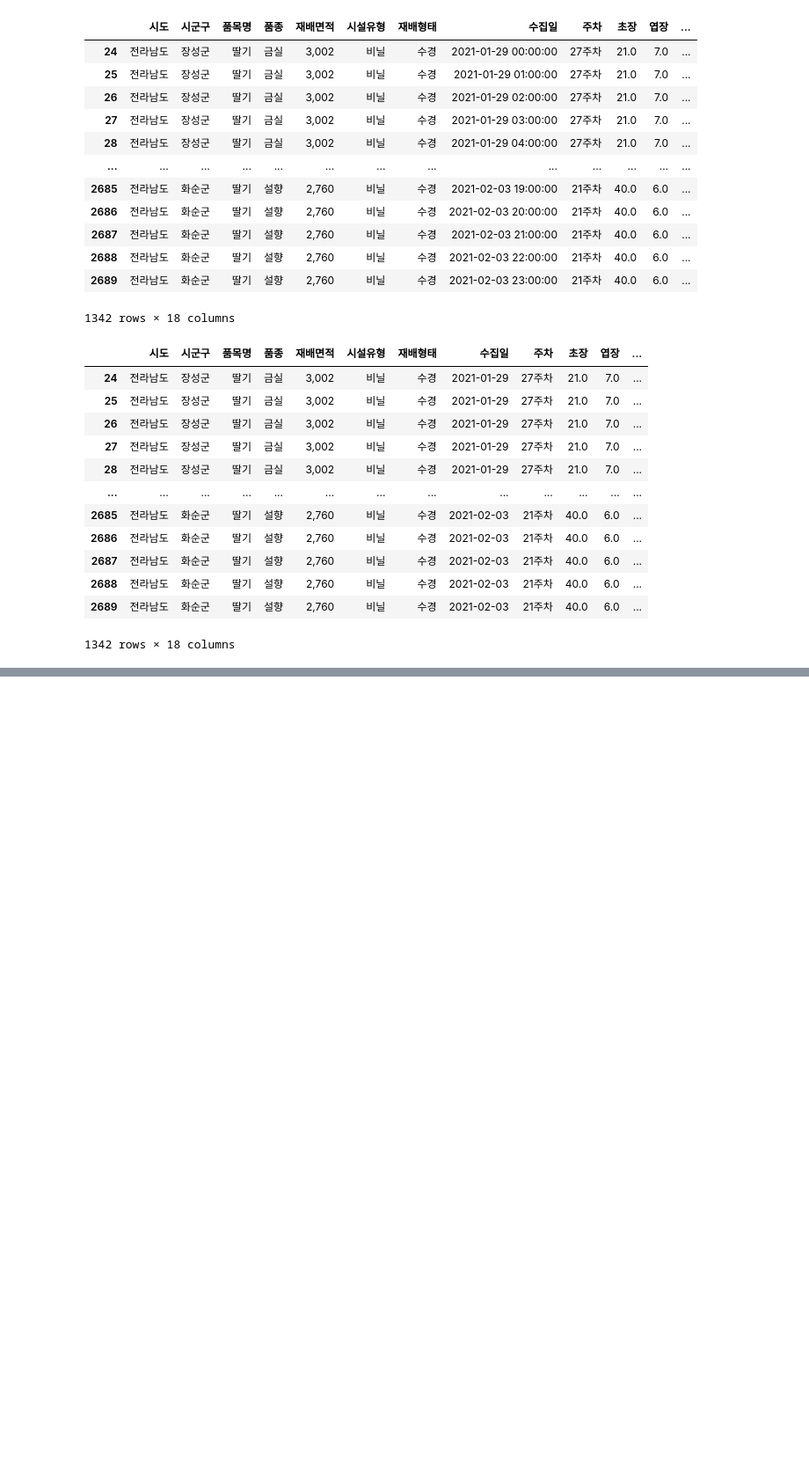
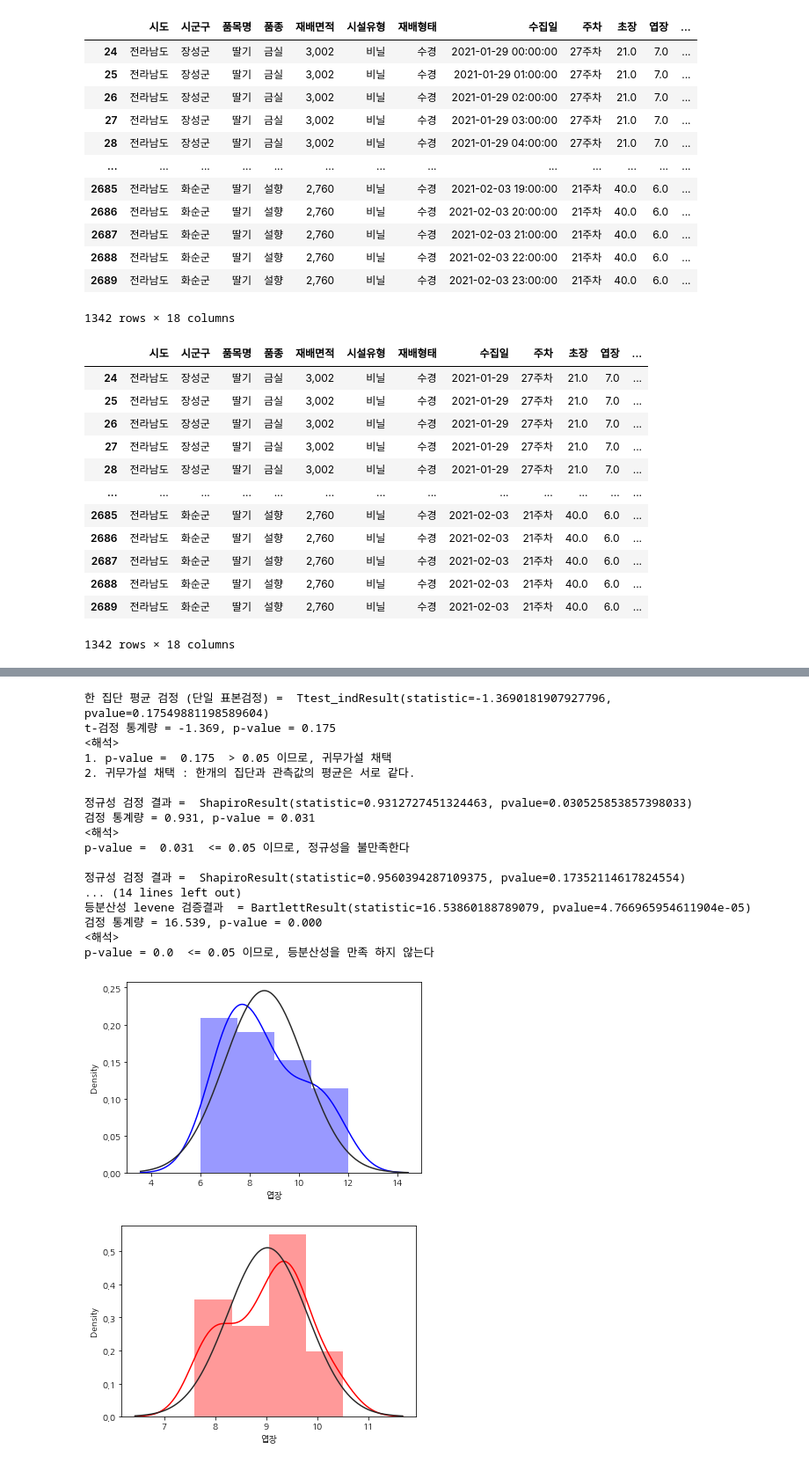
Before and after one commit to JIDONGJU/StudyPython22, a Jupyter notebook: 220614~/mini_project2/데이터수집.ipynb, the cells around one changed output, grey strips where cells are left out. Shown at 88% size. Drawn from its saved outputs; the diff is of its cells as text; code cells hidden in the pictures; blank space fills up the shorter version.

```diff
--- a/220614~/mini_project2/데이터수집.ipynb
+++ b/220614~/mini_project2/데이터수집.ipynb
@@ -487,0 +556,27 @@ total.groupby(total['수집일']).mean()
+# %%
+two_stats(test['엽장'], normal['엽장'])
+# stats.norm : 정규 분포 표시
+sns.distplot(test['엽장'], fit=stats.norm, color='blue')
+plt.show()
+sns.distplot(normal['엽장'], fit=stats.norm, color='red')
+plt.show()
+# %% [output]
+한 집단 평균 검정 (단일 표본검정) =  Ttest_indResult(statistic=-1.3690181907927796, pvalue=0.17549881198589604)
+t-검정 통계량 = -1.369, p-value = 0.175
+<해석>
+1. p-value =  0.175  > 0.05 이므로, 귀무가설 채택
+2. 귀무가설 채택 : 한개의 집단과 관측값의 평균은 서로 같다.
+
+정규성 검정 결과 =  ShapiroResult(statistic=0.9312727451324463, pvalue=0.030525853857398033)
+검정 통계량 = 0.931, p-value = 0.031
+<해석>
+p-value =  0.031  <= 0.05 이므로, 정규성을 불만족한다
+
+정규성 검정 결과 =  ShapiroResult(statistic=0.9560394287109375, pvalue=0.17352114617824554)
+... (14 lines left out)
+등분산성 levene 검증결과  = BartlettResult(statistic=16.53860188789079, pvalue=4.766965954611904e-05)
+검정 통계량 = 16.539, p-value = 0.000
+<해석>
+p-value = 0.0  <= 0.05 이므로, 등분산성을 만족 하지 않는다
+[figure, added]
+[figure, added]
```
Also changed, not shown: parts of 33 cells of this notebook.
